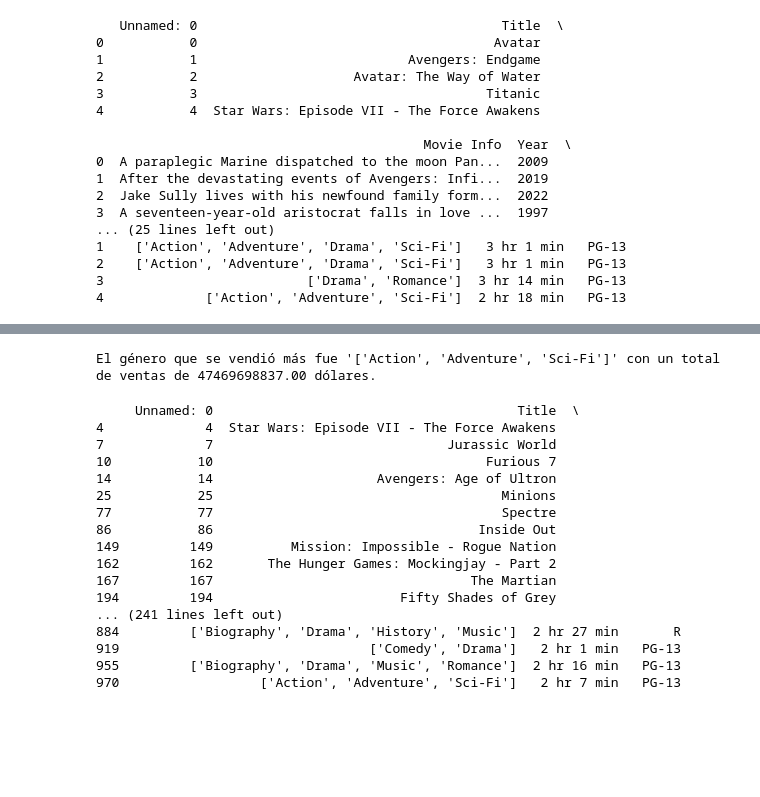
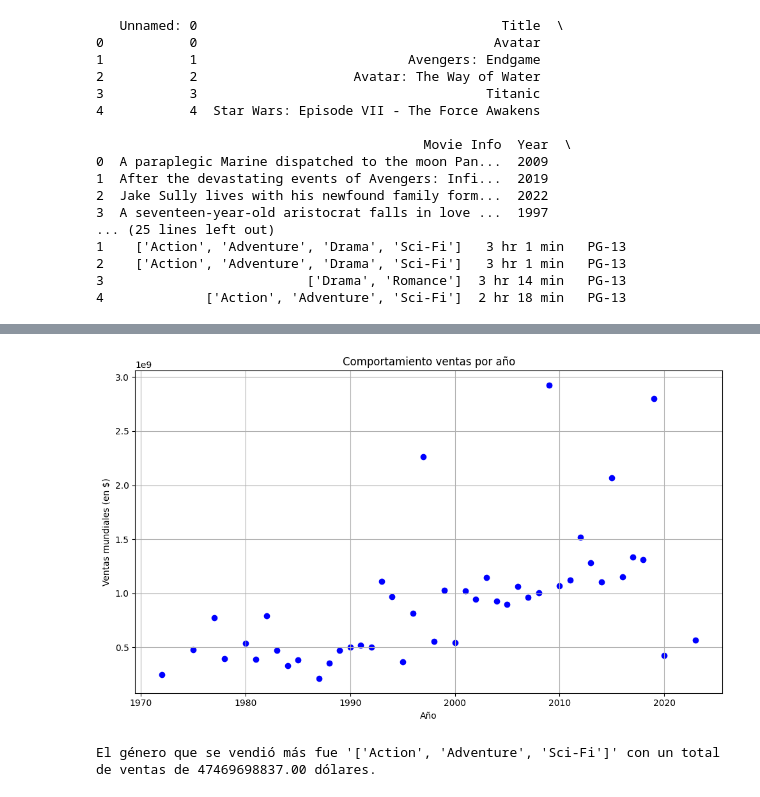
Before and after one commit to DianaRivas98/Proyecto-Big-Data, a Jupyter notebook: Proyecto_BigData___1.ipynb, the cells around one changed output, grey strips where cells are left out. Drawn from its saved outputs; the diff is of its cells as text; code cells hidden in the pictures; blank space fills up the shorter version.

```diff
--- a/Proyecto_BigData___1.ipynb
+++ b/Proyecto_BigData___1.ipynb
@@ -224,6 +165,17 @@ print(top_movies[['Year', 'Title', 'World Wide Sales (in $)']])
 1                 2799439100
 313                426505244
 196                567535383
+# %%
+plt.figure(figsize=(10, 6))
+plt.scatter(top_movies['Year'], top_movies['World Wide Sales (in $)'], color='blue')
+plt.xlabel('Año')
+plt.ylabel('Ventas mundiales (en $)')
+plt.title('Comportamiento ventas por año')
+plt.grid(True)
+plt.tight_layout()
+plt.show()
+# %% [output]
+[figure, added]
 # %%
 df_expanded = df.explode('Genre')
 # %%
@@ -234,23 +186,3 @@ sales_top_genre = df_expanded.groupby('Genre')['World Wide Sales (in $)'].sum().
 print(f"El género que se vendió más fue '{top_genre}' con un total de ventas de {sales_top_genre:.2f} dólares.")
 # %% [output]
 El género que se vendió más fue '['Action', 'Adventure', 'Sci-Fi']' con un total de ventas de 47469698837.00 dólares.
-# %%
-print(filtered1_df)
-# %% [output]
-     Unnamed: 0                                       Title  \
-4             4  Star Wars: Episode VII - The Force Awakens
-7             7                              Jurassic World
-10           10                                   Furious 7
-14           14                     Avengers: Age of Ultron
-25           25                                     Minions
-77           77                                     Spectre
-86           86                                  Inside Out
-149         149          Mission: Impossible - Rogue Nation
-162         162       The Hunger Games: Mockingjay - Part 2
-167         167                                 The Martian
-194         194                        Fifty Shades of Grey
-... (241 lines left out)
-884         ['Biography', 'Drama', 'History', 'Music']  2 hr 27 min       R
-919                                ['Comedy', 'Drama']   2 hr 1 min   PG-13
-955         ['Biography', 'Drama', 'Music', 'Romance']  2 hr 16 min   PG-13
-970                  ['Action', 'Adventure', 'Sci-Fi']   2 hr 7 min   PG-13
```
Also changed, not shown: parts of 30 cells of this notebook.
